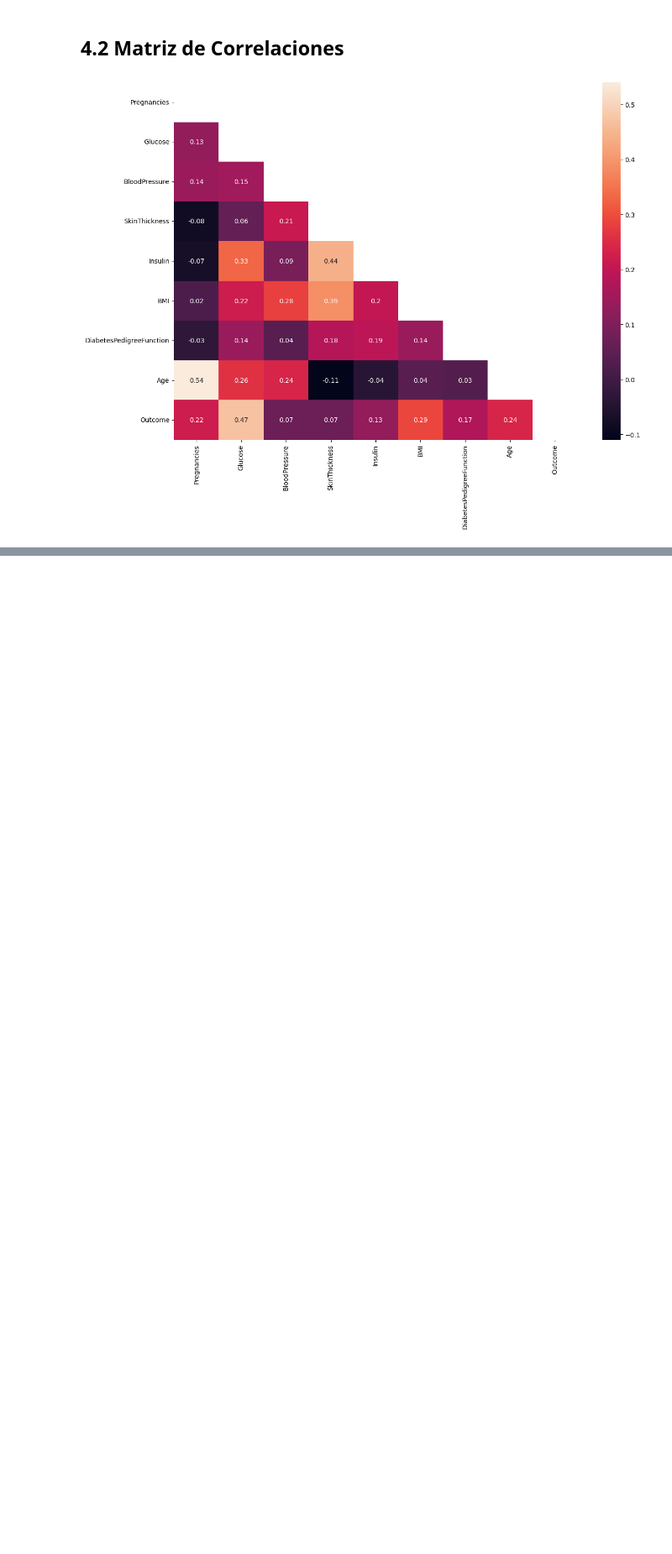
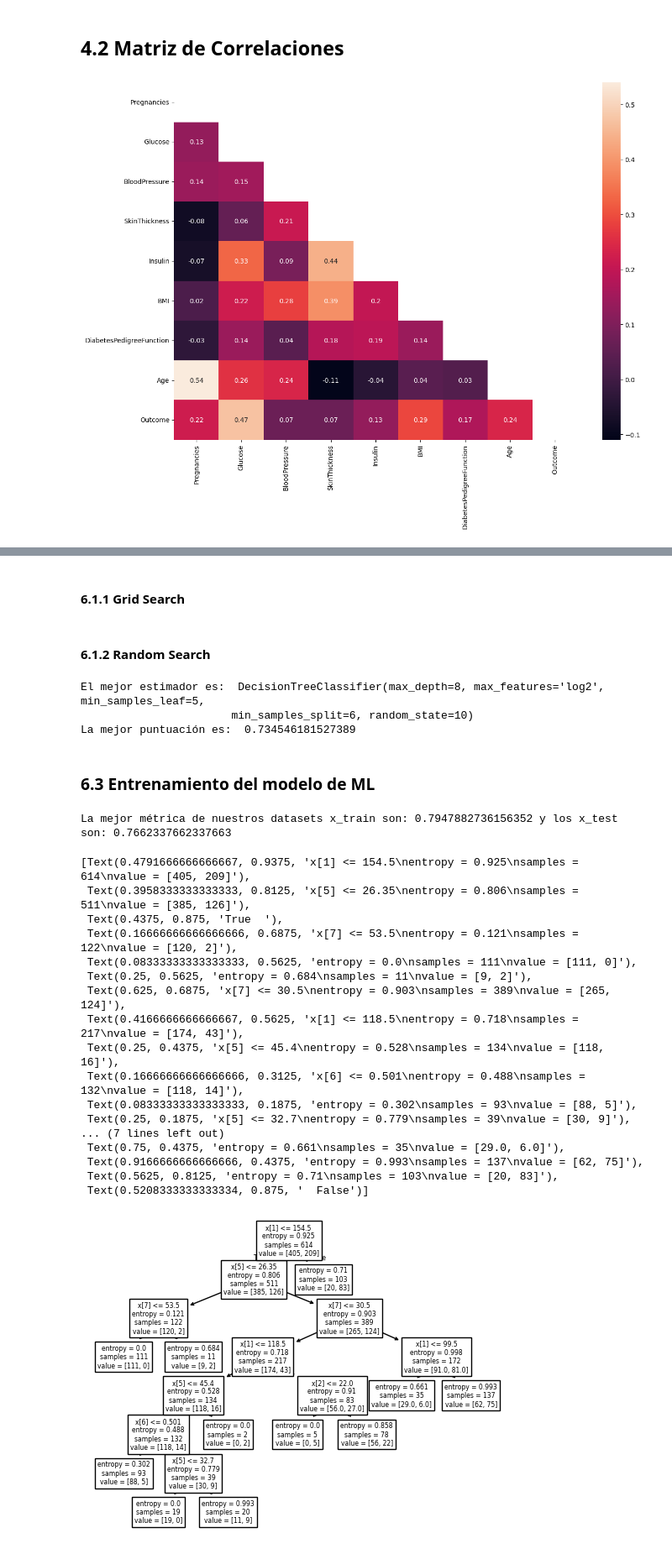
Before and after one commit to 4GeeksAcademy/carlos-gondelles-decision-tree-project, a Jupyter notebook: src/explore.ipynb, the cells around one changed output, grey strips where cells are left out. Shown at 84% size. Saved outputs shown, nothing was run; the diff lists cells and outputs as text; code cells hidden in the pictures; blank space fills up the shorter version.

```diff
--- a/src/explore.ipynb
+++ b/src/explore.ipynb
@@ -405,0 +769,72 @@ plt.show()
+# %% [markdown]
+#### 6.1.1 Grid Search
+# %%
+grid = GridSearchCV(DecisionTreeClassifier(random_state=10), params, scoring="accuracy", cv=5, n_jobs = -1)
+grid.fit(datasets[best_index], y_train)
+
+best_model = grid.best_estimator_
+print("El mejor estimador es: ", best_model)
+print("La mejor puntuación es: ", grid.best_score_)
+# %% [markdown]
+#### 6.1.2 Random Search
+# %%
+grid = RandomizedSearchCV(DecisionTreeClassifier(random_state=10), params, scoring="accuracy", n_iter = 30, cv=5, n_jobs = -1)
+grid.fit(datasets[best_index], y_train)
+best_model = grid.best_estimator_
+
+print("El mejor estimador es: ", best_model)
+print("La mejor puntuación es: ", grid.best_score_)
+# %% [output]
+El mejor estimador es:  DecisionTreeClassifier(max_depth=8, max_features='log2', min_samples_leaf=5,
+                       min_samples_split=6, random_state=10)
+La mejor puntuación es:  0.734546181527389
+# %% [markdown]
+### 6.3 Entrenamiento del modelo de ML
+# %%
+X_test_CON_outliers = pd.read_csv("../data/processed/X_test_CON_outliers.csv")
+X_test_SIN_outliers = pd.read_csv("../data/processed/X_test_SIN_outliers.csv")
+
+
+y_test = pd.read_csv("../data/processed/y_test.csv")
+
+datasets_test = [X_test_CON_outliers,
+    X_test_SIN_outliers
+    ]
+
+
+model_f = DecisionTreeClassifier(ccp_alpha=0.01, criterion='entropy', max_depth=8,
+                       random_state=10)
+model_f.fit(datasets[best_index], y_train)
+
+y_pred = model_f.predict(datasets[best_index])
+metric_train = accuracy_score(y_train, y_pred)
+
+
+y_pred = model_f.predict(datasets_test[best_index])
+metric_test = accuracy_score(y_test, y_pred)
+
+
+print(f"La métrica optimizada de nuestros datasets son: x_train: {metric_train}, x_test: {metric_test}")
+# %% [output]
+La mejor métrica de nuestros datasets x_train son: 0.7947882736156352 y los x_test son: 0.7662337662337663
+# %%
+plot_tree(model_f)
+# %% [output]
+[Text(0.4791666666666667, 0.9375, 'x[1] <= 154.5\nentropy = 0.925\nsamples = 614\nvalue = [405, 209]'),
+ Text(0.3958333333333333, 0.8125, 'x[5] <= 26.35\nentropy = 0.806\nsamples = 511\nvalue = [385, 126]'),
+ Text(0.4375, 0.875, 'True  '),
+ Text(0.16666666666666666, 0.6875, 'x[7] <= 53.5\nentropy = 0.121\nsamples = 122\nvalue = [120, 2]'),
+ Text(0.08333333333333333, 0.5625, 'entropy = 0.0\nsamples = 111\nvalue = [111, 0]'),
+ Text(0.25, 0.5625, 'entropy = 0.684\nsamples = 11\nvalue = [9, 2]'),
+ Text(0.625, 0.6875, 'x[7] <= 30.5\nentropy = 0.903\nsamples = 389\nvalue = [265, 124]'),
+ Text(0.4166666666666667, 0.5625, 'x[1] <= 118.5\nentropy = 0.718\nsamples = 217\nvalue = [174, 43]'),
+ Text(0.25, 0.4375, 'x[5] <= 45.4\nentropy = 0.528\nsamples = 134\nvalue = [118, 16]'),
+ Text(0.16666666666666666, 0.3125, 'x[6] <= 0.501\nentropy = 0.488\nsamples = 132\nvalue = [118, 14]'),
+ Text(0.08333333333333333, 0.1875, 'entropy = 0.302\nsamples = 93\nvalue = [88, 5]'),
+ Text(0.25, 0.1875, 'x[5] <= 32.7\nentropy = 0.779\nsamples = 39\nvalue = [30, 9]'),
+... (7 lines left out)
+ Text(0.75, 0.4375, 'entropy = 0.661\nsamples = 35\nvalue = [29.0, 6.0]'),
+ Text(0.9166666666666666, 0.4375, 'entropy = 0.993\nsamples = 137\nvalue = [62, 75]'),
+ Text(0.5625, 0.8125, 'entropy = 0.71\nsamples = 103\nvalue = [20, 83]'),
+ Text(0.5208333333333334, 0.875, '  False')]
+[figure, added]
```
Also changed, not shown: parts of 26 cells of this notebook, 40 other files.
